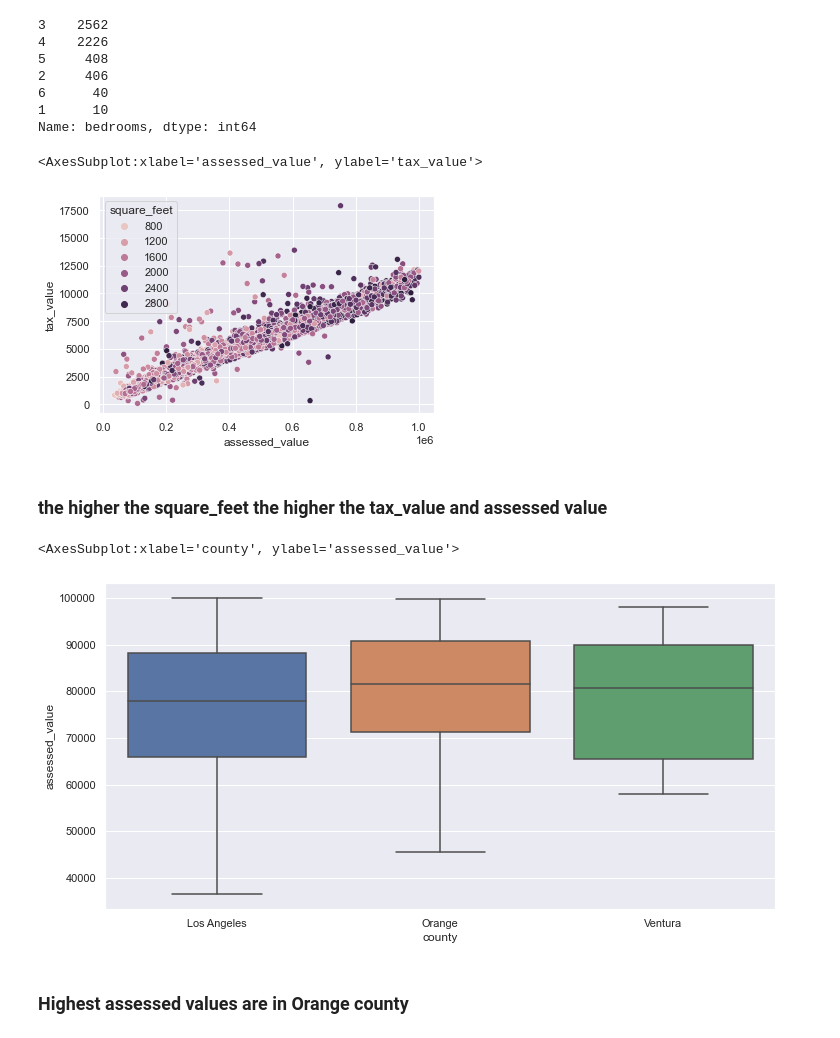
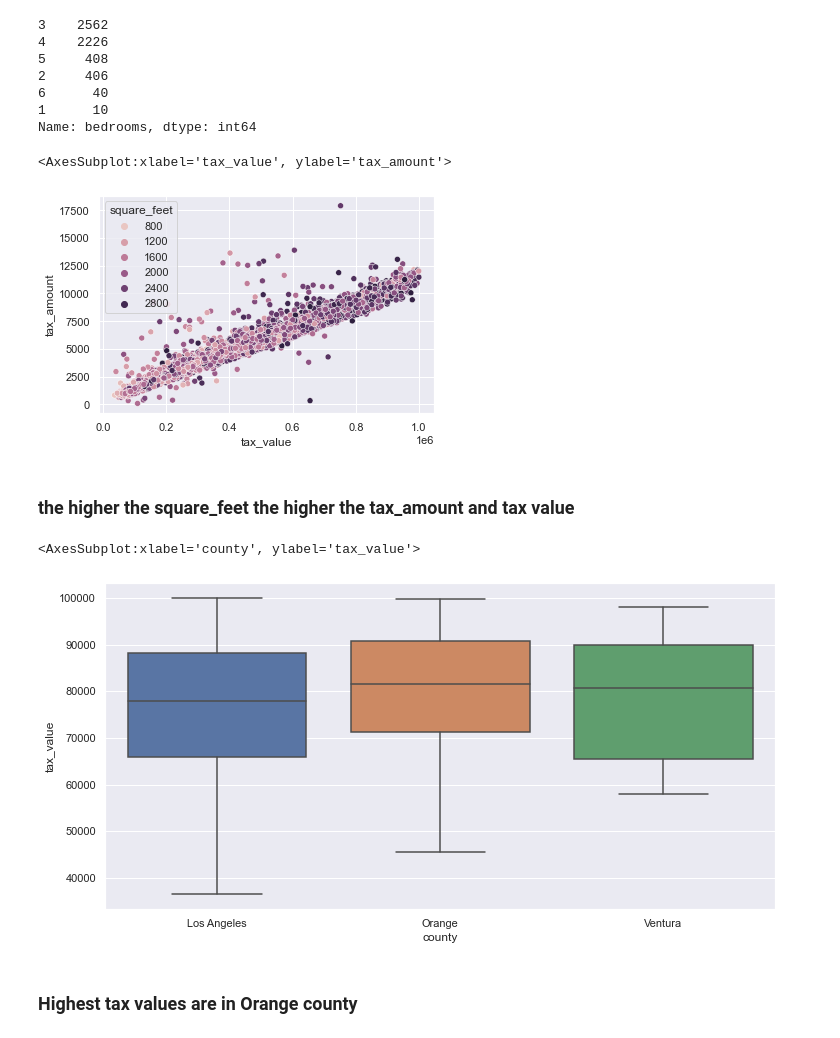
Before and after one commit to raycerna/zillow-regression-project, a Jupyter notebook: explore.ipynb, the cells around one changed output. Saved outputs shown, nothing was run; the diff lists cells and outputs as text; code cells hidden in the pictures.

```diff
--- a/explore.ipynb
+++ b/explore.ipynb
@@ -216,18 +211,18 @@ train.bedrooms.value_counts()
 1      10
 Name: bedrooms, dtype: int64
 # %%
-sns.scatterplot(x=train.assessed_value, y=train.tax_value, hue=train.square_feet)
+sns.scatterplot(x=train.tax_value, y=train.tax_amount, hue=train.square_feet)
 # %% [output]
-<AxesSubplot:xlabel='assessed_value', ylabel='tax_value'>
+<AxesSubplot:xlabel='tax_value', ylabel='tax_amount'>
-[figure, old version]
+[figure, new version]
 # %% [markdown]
-### the higher the square_feet the higher the tax_value and assessed value
+### the higher the square_feet the higher the tax_amount and tax value
 # %%
 plt.figure(figsize=(12,6))
-sns.boxplot(x= train[train.assessed_value<1000000].county, y= train[train.assessed_value<100000].assessed_value, data=train[train.assessed_value<100000])
+sns.boxplot(x= train[train.tax_value<1000000].county, y= train[train.tax_value<100000].tax_value, data=train[train.tax_value<100000])
 # %% [output]
-<AxesSubplot:xlabel='county', ylabel='assessed_value'>
+<AxesSubplot:xlabel='county', ylabel='tax_value'>
-[figure, old version]
+[figure, new version]
 # %% [markdown]
-### Highest assessed values are in Orange county
+### Highest tax values are in Orange county
 # %%
```
Also changed, not shown: parts of 57 cells of this notebook.
